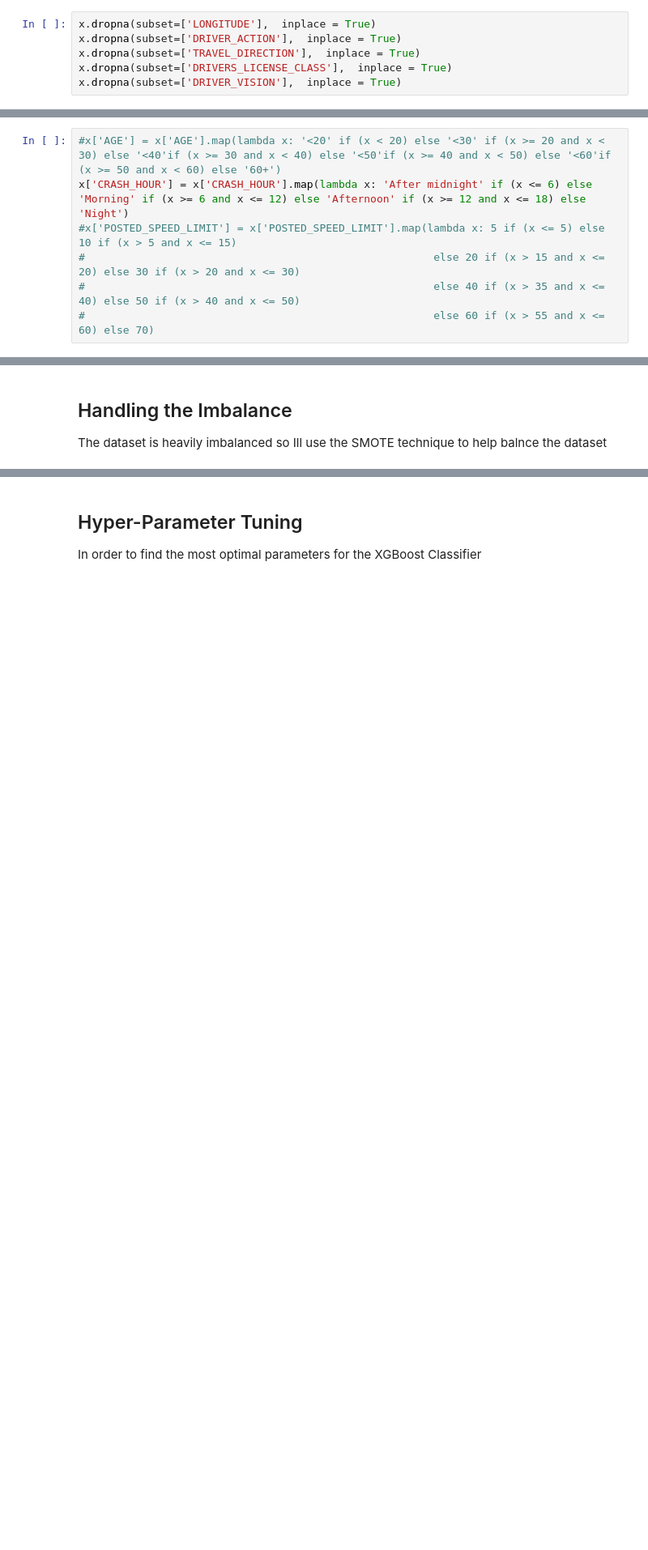
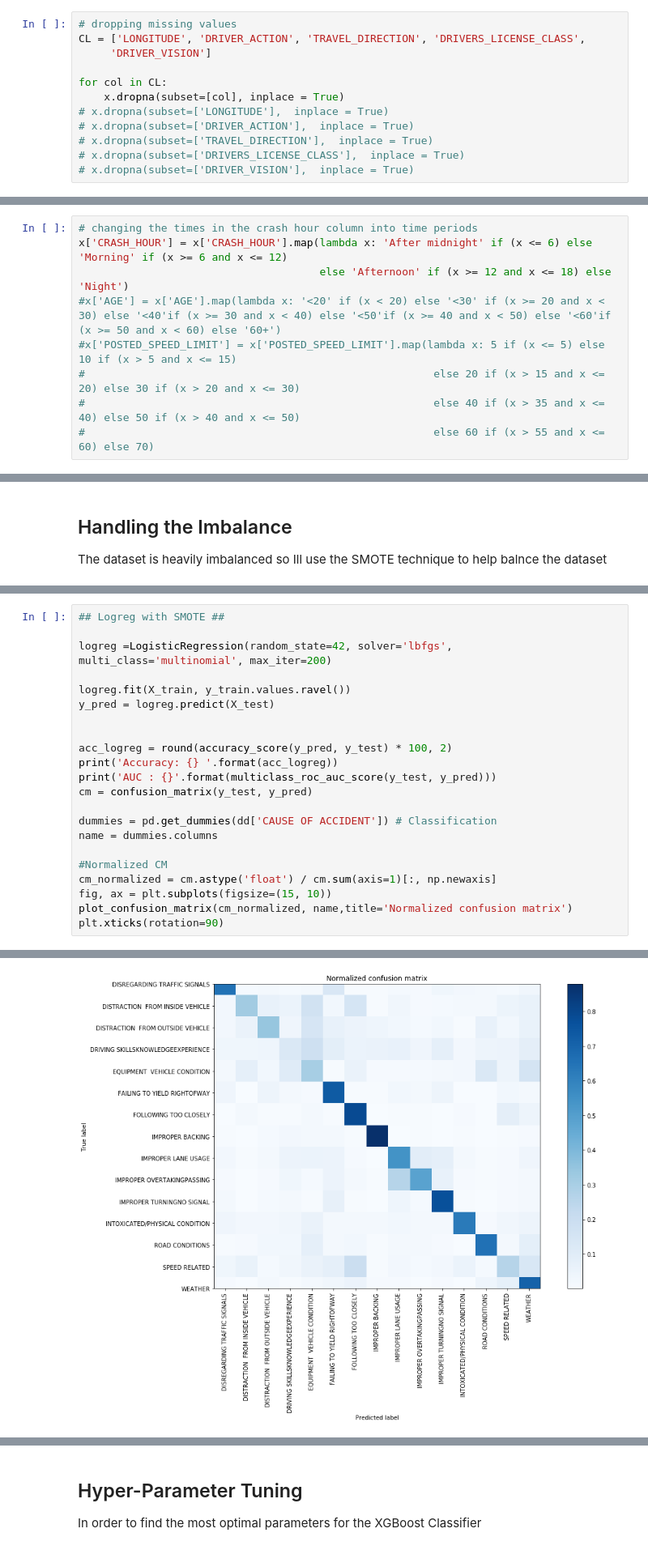
Before and after one commit to arithescientist/chicago_primary_cause_of-caraccidents, a Jupyter notebook: student.ipynb, the cells around one changed output, grey strips where cells are left out. Shown at 81% size. Saved outputs shown, nothing was run; the diff lists cells and outputs as text; blank space fills up the shorter version.

```diff
--- a/student.ipynb
+++ b/student.ipynb
@@ -142,8 +299,14 @@ x.INTERSECTION_RELATED_I = x.INTERSECTION_RELATED_I.map(dict(Y=1, N=0))
 pd.isnull(x).sum()
 # %%
-x.dropna(subset=['LONGITUDE'],  inplace = True)
-x.dropna(subset=['DRIVER_ACTION'],  inplace = True)
-x.dropna(subset=['TRAVEL_DIRECTION'],  inplace = True)
-x.dropna(subset=['DRIVERS_LICENSE_CLASS'],  inplace = True)
-x.dropna(subset=['DRIVER_VISION'],  inplace = True)
+# dropping missing values
+CL = ['LONGITUDE', 'DRIVER_ACTION', 'TRAVEL_DIRECTION', 'DRIVERS_LICENSE_CLASS',
+     'DRIVER_VISION']
+
+for col in CL:
+    x.dropna(subset=[col], inplace = True)
+# x.dropna(subset=['LONGITUDE'],  inplace = True)
+# x.dropna(subset=['DRIVER_ACTION'],  inplace = True)
+# x.dropna(subset=['TRAVEL_DIRECTION'],  inplace = True)
+# x.dropna(subset=['DRIVERS_LICENSE_CLASS'],  inplace = True)
+# x.dropna(subset=['DRIVER_VISION'],  inplace = True)
 # %%
@@ -162,6 +331,8 @@ x["MOST_SEVERE_INJURY"].fillna(x["MOST_SEVERE_INJURY"].mode()[0], inplace = True
 # %%
+# changing the times in the crash hour column into time periods
+x['CRASH_HOUR'] = x['CRASH_HOUR'].map(lambda x: 'After midnight' if (x <= 6) else 'Morning' if (x >= 6 and x <= 12)
+                                      else 'Afternoon' if (x >= 12 and x <= 18) else 'Night')
 #x['AGE'] = x['AGE'].map(lambda x: '<20' if (x < 20) else '<30' if (x >= 20 and x < 30) else '<40'if (x >= 30 and x < 40) else '<50'if (x >= 40 and x < 50) else '<60'if (x >= 50 and x < 60) else '60+')
-x['CRASH_HOUR'] = x['CRASH_HOUR'].map(lambda x: 'After midnight' if (x <= 6) else 'Morning' if (x >= 6 and x <= 12) else 'Afternoon' if (x >= 12 and x <= 18) else 'Night')
 #x['POSTED_SPEED_LIMIT'] = x['POSTED_SPEED_LIMIT'].map(lambda x: 5 if (x <= 5) else 10 if (x > 5 and x <= 15)
 #                                                       else 20 if (x > 15 and x <= 20) else 30 if (x > 20 and x <= 30)
 #                                                       else 40 if (x > 35 and x <= 40) else 50 if (x > 40 and x <= 50)
@@ -310,0 +618,23 @@ X_train, y_train = smote.fit_sample(X_train, y_train)
+# %%
+## Logreg with SMOTE ##
+
+logreg =LogisticRegression(random_state=42, solver='lbfgs', multi_class='multinomial', max_iter=200)
+
+logreg.fit(X_train, y_train.values.ravel())
+y_pred = logreg.predict(X_test)
+
+
+acc_logreg = round(accuracy_score(y_pred, y_test) * 100, 2)
+print('Accuracy: {} '.format(acc_logreg))
+print('AUC : {}'.format(multiclass_roc_auc_score(y_test, y_pred)))
+cm = confusion_matrix(y_test, y_pred)
+
+dummies = pd.get_dummies(dd['CAUSE OF ACCIDENT']) # Classification
+name = dummies.columns
+
+#Normalized CM
+cm_normalized = cm.astype('float') / cm.sum(axis=1)[:, np.newaxis]
+fig, ax = plt.subplots(figsize=(15, 10))
+plot_confusion_matrix(cm_normalized, name,title='Normalized confusion matrix')
+plt.xticks(rotation=90)
+# %% [output]
@@ -310,0 +652 @@ X_train, y_train = smote.fit_sample(X_train, y_train)
+[figure, added]
```
Also changed, not shown: parts of 133 cells of this notebook.
